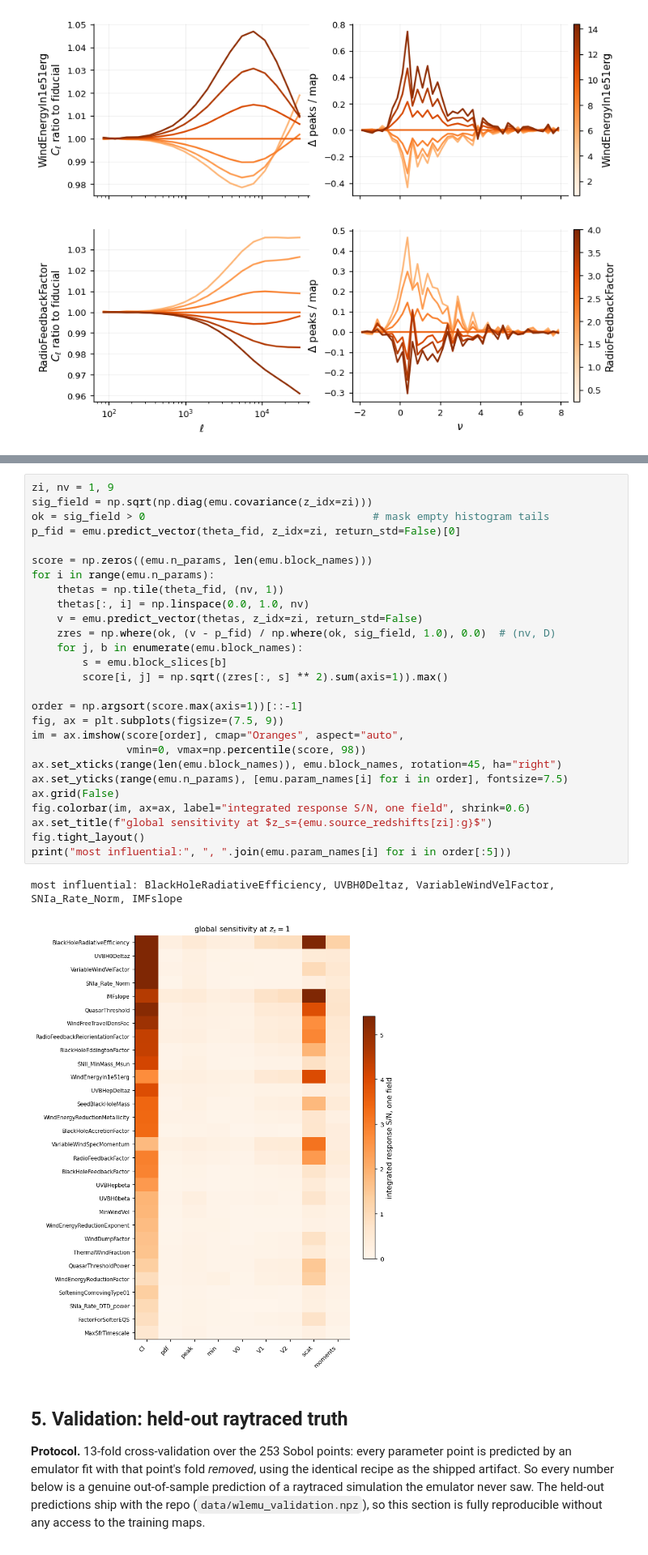
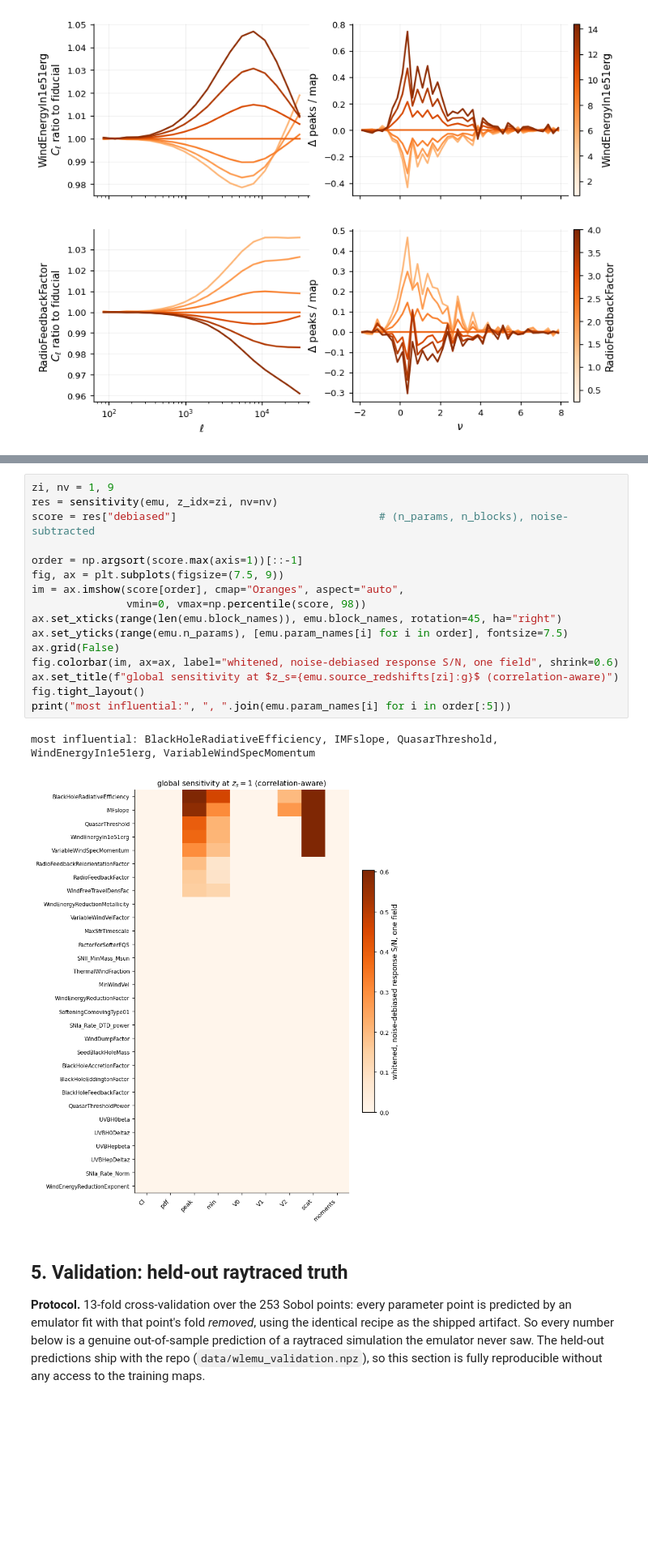
Before and after one commit to Maxelee/BIND, a Jupyter notebook: examples/wlemu_tutorial.ipynb, the cells around one changed output, grey strips where cells are left out. Shown at 81% size. Cells and saved outputs as stored; diff of their text form; blank space fills up the shorter version.

```diff
--- a/examples/wlemu_tutorial.ipynb
+++ b/examples/wlemu_tutorial.ipynb
@@ -197,33 +223,22 @@ the table as "consistent with no detectable response".)
 # %%
 zi, nv = 1, 9
-sig_field = np.sqrt(np.diag(emu.covariance(z_idx=zi)))
-ok = sig_field > 0                                    # mask empty histogram tails
-p_fid = emu.predict_vector(theta_fid, z_idx=zi, return_std=False)[0]
-
-score = np.zeros((emu.n_params, len(emu.block_names)))
-for i in range(emu.n_params):
-    thetas = np.tile(theta_fid, (nv, 1))
-    thetas[:, i] = np.linspace(0.0, 1.0, nv)
-    v = emu.predict_vector(thetas, z_idx=zi, return_std=False)
-    zres = np.where(ok, (v - p_fid) / np.where(ok, sig_field, 1.0), 0.0)  # (nv, D)
-    for j, b in enumerate(emu.block_names):
-        s = emu.block_slices[b]
-        score[i, j] = np.sqrt((zres[:, s] ** 2).sum(axis=1)).max()
+res = sensitivity(emu, z_idx=zi, nv=nv)
+score = res["debiased"]                                # (n_params, n_blocks), noise-subtracted
 
 order = np.argsort(score.max(axis=1))[::-1]
 fig, ax = plt.subplots(figsize=(7.5, 9))
 im = ax.imshow(score[order], cmap="Oranges", aspect="auto",
                vmin=0, vmax=np.percentile(score, 98))
 ax.set_xticks(range(len(emu.block_names)), emu.block_names, rotation=45, ha="right")
 ax.set_yticks(range(emu.n_params), [emu.param_names[i] for i in order], fontsize=7.5)
 ax.grid(False)
-fig.colorbar(im, ax=ax, label="integrated response S/N, one field", shrink=0.6)
-ax.set_title(f"global sensitivity at $z_s={emu.source_redshifts[zi]:g}$")
+fig.colorbar(im, ax=ax, label="whitened, noise-debiased response S/N, one field", shrink=0.6)
+ax.set_title(f"global sensitivity at $z_s={emu.source_redshifts[zi]:g}$ (correlation-aware)")
 fig.tight_layout()
 print("most influential:", ", ".join(emu.param_names[i] for i in order[:5]))
 # %% [output]
-most influential: BlackHoleRadiativeEfficiency, UVBH0Deltaz, VariableWindVelFactor, SNIa_Rate_Norm, IMFslope
+most influential: BlackHoleRadiativeEfficiency, IMFslope, QuasarThreshold, WindEnergyIn1e51erg, VariableWindSpecMomentum
-[figure, old version]
+[figure, new version]
 # %% [markdown]
 ## 5. Validation: held-out raytraced truth
 
```
Also changed, not shown: parts of 11 cells of this notebook, 5 other files.
